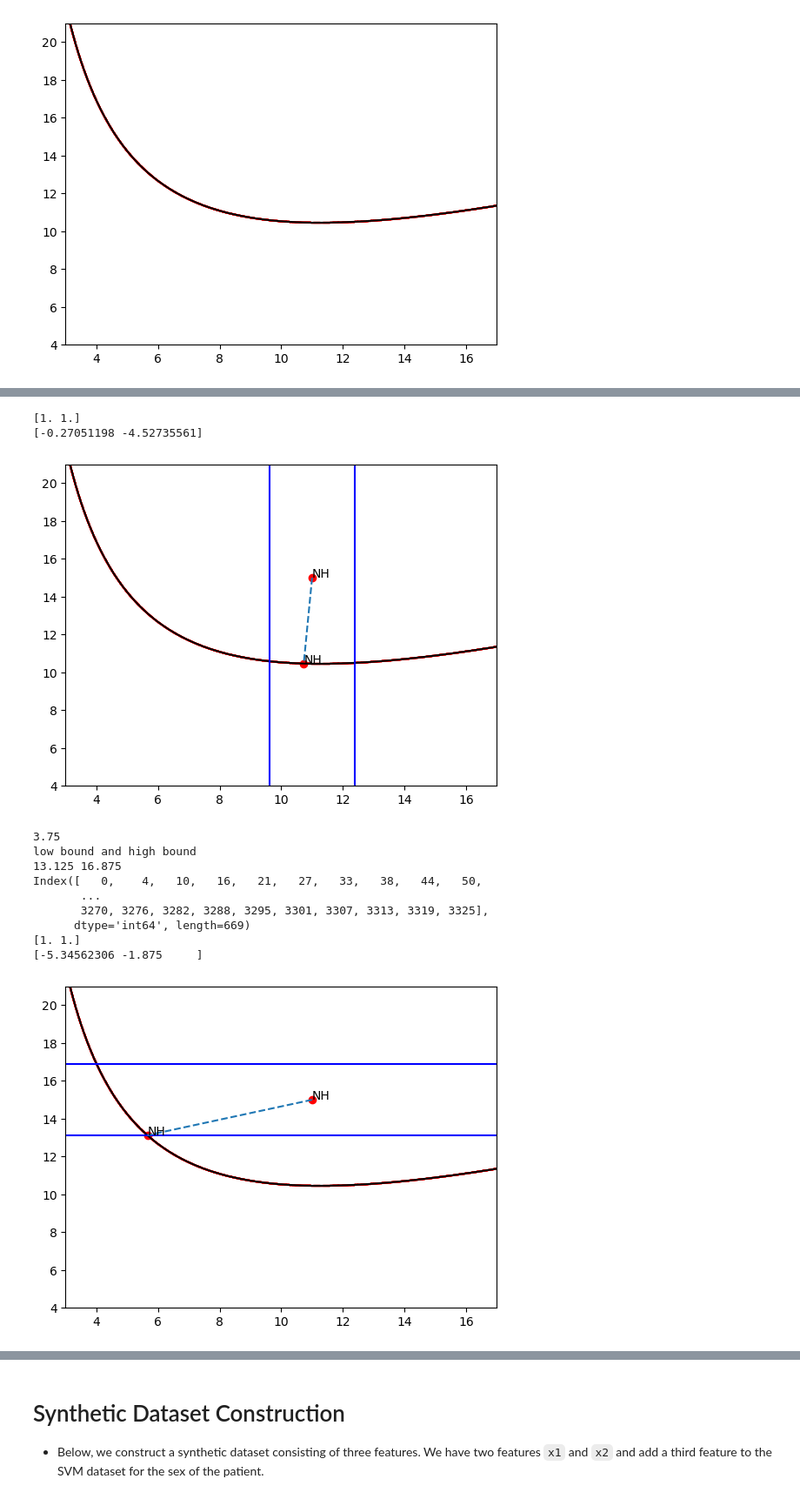
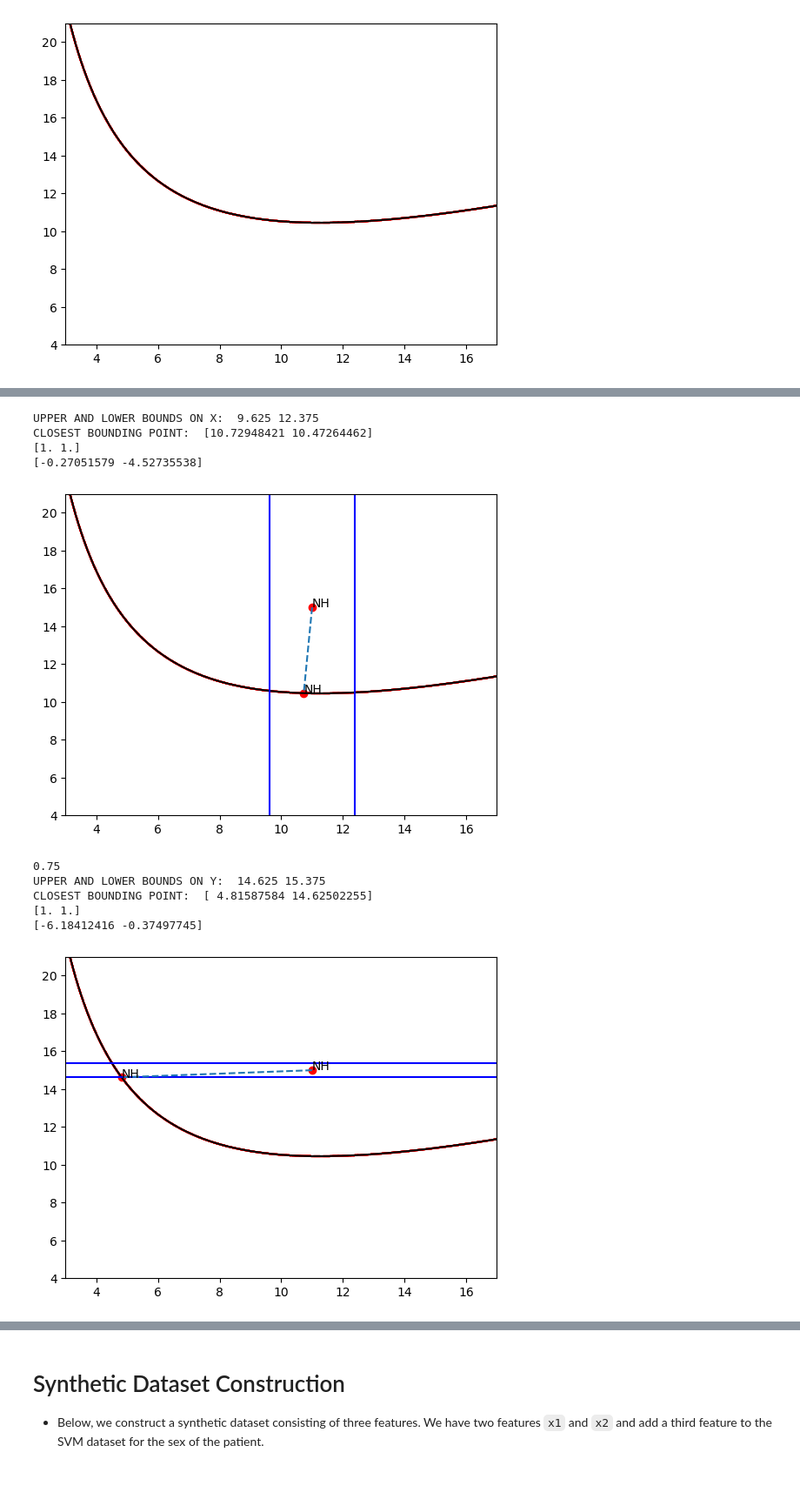
Before and after one commit to dsin85691/SSBA_For_Counterfactuals, a Jupyter notebook: research_notebook.ipynb, the cells around one changed output, grey strips where cells are left out. Shown: that part at 87% size. Drawn from its saved outputs; the diff is of its cells as text; code cells hidden in the pictures.

```diff
--- a/research_notebook.ipynb
+++ b/research_notebook.ipynb
@@ -108,6 +108,8 @@ def boundary_generator(xx1, xx2, model):
             y_coords = vertices[:, 1]
             bound_data.extend(zip(x_coords,y_coords))
     boundary_df = pd.DataFrame(data=bound_data, columns=['x1','x2'])
+    print(boundary_df.shape)
+    print(model.predict_proba(boundary_df))
     return boundary_df
 
 # Gets boundary points
@@ -156,9 +158,11 @@ def  optimal_point(df, model, desired_class, undesired_coords, epsilon=0.01, cha
     x2_min, x2_max = X[:, 1].min() - 1, X[:, 1].max() + 1
     xx1, xx2 = np.meshgrid(np.linspace(x1_min,x1_max, 2000),np.linspace(x2_min, x2_max, 2000))
 
+    print(xx1.shape)
+
     bound_x, bound_y = boundary_points(xx1, xx2, model)
 
-    N = 200000
+    N = 1000000
     lower_boundx, upper_boundx = np.min(bound_x), np.max(bound_x)
     f = interp1d(bound_x, bound_y, kind='cubic')
     X_pred = np.linspace(lower_boundx, upper_boundx, N)[:, np.newaxis]
@@ -191,29 +195,35 @@ def  optimal_point(df, model, desired_class, undesired_coords, epsilon=0.01, cha
             delta_y = (change_py/100)*y
             print(delta_y)
             lowb_y, highb_y = max(y - (delta_y / 2), lower_boundy), min(y + (delta_y / 2), upper_boundy)
-            print("low bound and high bound")
-            print(lowb_y, highb_y)
             plt.axhline(y=highb_y, color='b', linestyle='-', label='High Bound y')
             plt.axhline(y=lowb_y, color='b', linestyle='-', label='Low bound y')
-            Y_pred_bound = np.linspace(lowb_y, highb_y, N)[:, np.newaxis]
-            # Remove duplicates from y coordinates for boundary points
-            bound_y_indices = bound_y.drop_duplicates().index
-            print(bound_y_indices)
-            f_inv = interp1d(bound_y.loc[bound_y_indices], bound_x.loc[bound_y_indices], kind='cubic')
-            X_pred_bound = f_inv(Y_pred_bound)
+
+            # Constrain the range of Y values
+            indices = np.where((Y_pred >= lowb_y) & (Y_pred <= highb_y))
+            Y_pred_bound = Y_pred[indices]
+            X_pred_bound = X_pred[indices]
+
             bounded_contour_y = np.c_[X_pred_bound, Y_pred_bound]
             closest_contourpt = closest_point(point=undesired_datapt, contour=bounded_contour_y)
             closest_boundedpt = closest_contourpt
+            print("UPPER AND LOWER BOUNDS ON Y: ", lowb_y, highb_y)
+            print("CLOSEST BOUNDING POINT: ", closest_boundedpt)
         elif change_py is None or change_py == 'inf':
             delta_x = (change_px/100)*x
             lowb_x, highb_x = max(x - (delta_x/2), lower_boundx), min(x + (delta_x/2), upper_boundx)
             plt.axvline(x=highb_x, color='b', linestyle='-', label='High Bound x')
             plt.axvline(x=lowb_x, color='b', linestyle='-', label='Low bound x')
-            X_pred_bound = np.linspace(lowb_x, highb_x, N)[:, np.newaxis]
-            Y_pred_bound = f(X_pred_bound)
+
+            # Constrain the range of X values
+            indices = np.where((X_pred >= lowb_x) & (X_pred <= highb_x))
+            Y_pred_bound = Y_pred[indices]
+            X_pred_bound = X_pred[indices]
+
             bounded_contour_x = np.c_[X_pred_bound, Y_pred_bound]
             closest_contourpt = closest_point(point=undesired_datapt, contour=bounded_contour_x)
             closest_boundedpt = closest_contourpt
+            print("UPPER AND LOWER BOUNDS ON X: ", lowb_x, highb_x)
+            print("CLOSEST BOUNDING POINT: ", closest_boundedpt)
         else:
             delta_x, delta_y = (change_px/100)*x, (change_py/100)*y
             border_pts = get_border_points(x,y, delta_x, delta_y, step=0.05)
@@ -493,19 +538,17 @@ optimal_projection = optimal_point(df, svm_classifier, desired_class=-1, undesir
 # %%
 optimal_projection = optimal_point(df, svm_classifier, desired_class=-1, undesired_coords=(11,15), change_px=25, change_py='inf')
 # %% [output]
+UPPER AND LOWER BOUNDS ON X:  9.625 12.375
+CLOSEST BOUNDING POINT:  [10.72948421 10.47264462]
 [1. 1.]
-[-0.27051198 -4.52735561]
+[-0.27051579 -4.52735538]
 [figure]
 # %%
-optimal_projection = optimal_point(df, svm_classifier, desired_class=-1, undesired_coords=(11,15), change_px='inf', change_py=25)
+optimal_projection = optimal_point(df, svm_classifier, desired_class=-1, undesired_coords=(11,15), change_px='inf', change_py=5)
 # %% [output]
-3.75
-low bound and high bound
-13.125 16.875
-Index([   0,    4,   10,   16,   21,   27,   33,   38,   44,   50,
-       ...
-       3270, 3276, 3282, 3288, 3295, 3301, 3307, 3313, 3319, 3325],
-      dtype='int64', length=669)
+0.75
+UPPER AND LOWER BOUNDS ON Y:  14.625 15.375
+CLOSEST BOUNDING POINT:  [ 4.81587584 14.62502255]
 [1. 1.]
-[-5.34562306 -1.875     ]
+[-6.18412416 -0.37497745]
-[figure, old version]
+[figure, new version]
```
Also changed, not shown: parts of 40 cells of this notebook, 7 other files.
